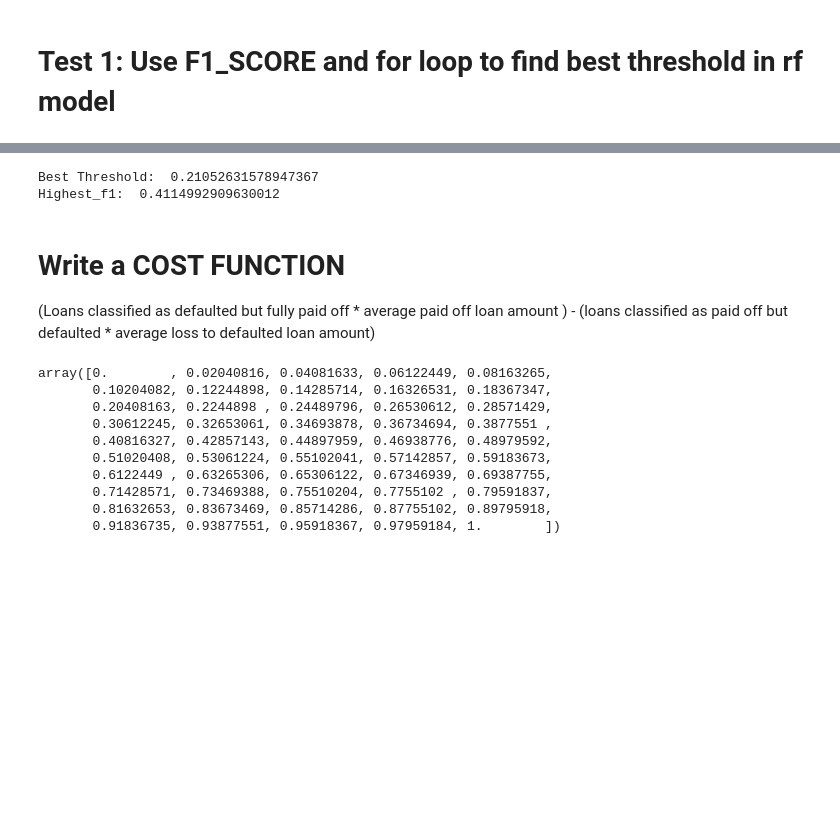
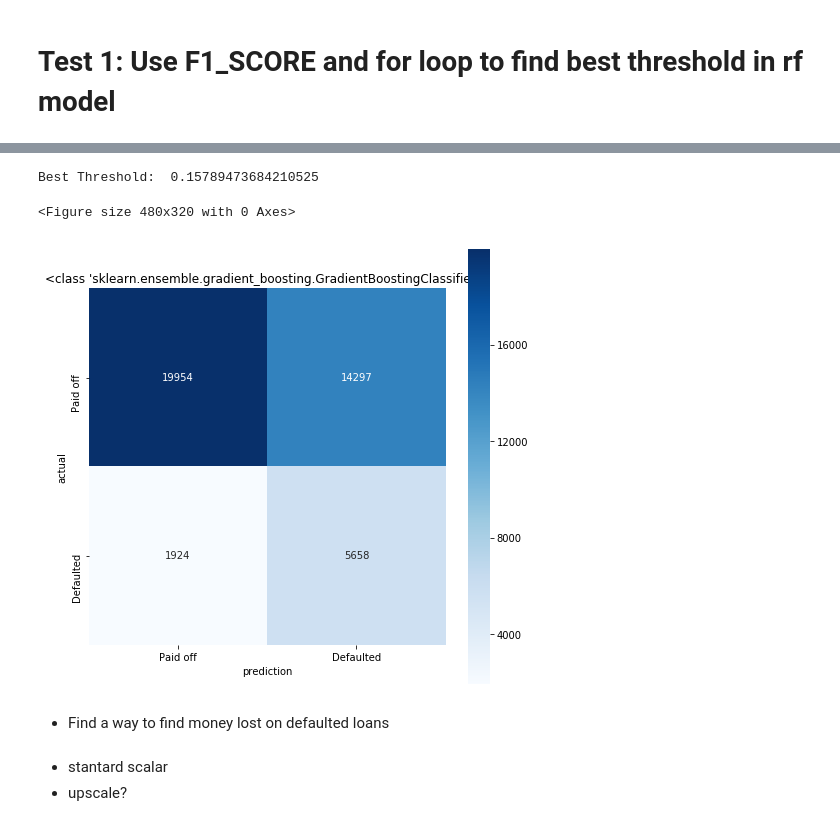
Before and after one commit to jeremyrchow/lending_club_default_model, a Jupyter notebook: EDA.ipynb, the cells around one changed output, grey strips where cells are left out. Cells and saved outputs as stored; diff of their text form; code cells hidden in the pictures; blank space fills up the shorter version.

```diff
--- a/EDA.ipynb
+++ b/EDA.ipynb
@@ -499,34 +597,44 @@ RandomForestClassifier(bootstrap=True, class_weight=None, criterion='gini',
 # %%
-def find_best_threshold(model, int_num_steps):
-    highest_f1 = 0
+def find_best_threshold(model, int_num_steps,X_test,y_test, metric):
     best_threshold = 0
-    for threshold in np.linspace (0, 1, int_num_steps):
-        y_predict = (model.predict_proba(X_test)[:, 1] >= threshold)
-        f1 = f1_score(y_test,y_predict)
-        if f1 > highest_f1:
-            best_threshold, highest_f1 = threshold, f1
-    return best_threshold, highest_f1
+    if metric == 'f1':
+        highest_f1 = 0
+        for threshold in np.linspace (0, 1, int_num_steps):
+            y_predict = (model.predict_proba(X_test)[:, 1] >= threshold)
+            f1 = f1_score(y_test,y_predict)
+            if f1 > highest_f1:
+                best_threshold, highest_f1 = threshold, f1
+        return best_threshold, highest_f1;
+    if metric == 'loan':
+        lowest_cost = -1
+        total_cost = -1
+        make_confusion_matrix(model)
+        best_false_positive = 0
+        best_false_negative = 0
+        for threshold in np.linspace(0,1, int_num_steps):
+            # Positive in this case is classified as charged off
+            false_positive = make_confusion_matrix(model,threshold)[0][1]
+            false_negative = make_confusion_matrix(model,threshold)[1][0]
+            total_cost = false_positive * average_gain_per_successful_loan + \
+                            false_negative * average_loss_per_unsuccessful_loan
+            if lowest_cost < 0:
+                lowest_cost = total_cost
+            elif total_cost < lowest_cost:
+                lowest_cost = total_cost
+                best_threshold = threshold
+                print(lowest_cost)
+        return best_threshold, lowest_cost
-# %%
-best_thresh, high_f1 = find_best_threshold(rfc,20)
-print('Best Threshold: ', best_thresh)
-print('Highest_f1: ', high_f1)
-# %% [output]
-Best Threshold:  0.21052631578947367
-Highest_f1:  0.4114992909630012
-# %% [markdown]
-# Write a COST FUNCTION
-(Loans classified as defaulted but fully paid off * average paid off loan amount ) -
-(loans classified as paid off but defaulted * average loss to defaulted loan amount)
-# %%
-np.linspace(0,1,50)
-# %% [output]
-array([0.        , 0.02040816, 0.04081633, 0.06122449, 0.08163265,
-       0.10204082, 0.12244898, 0.14285714, 0.16326531, 0.18367347,
-       0.20408163, 0.2244898 , 0.24489796, 0.26530612, 0.28571429,
-       0.30612245, 0.32653061, 0.34693878, 0.36734694, 0.3877551 ,
-       0.40816327, 0.42857143, 0.44897959, 0.46938776, 0.48979592,
-       0.51020408, 0.53061224, 0.55102041, 0.57142857, 0.59183673,
-       0.6122449 , 0.63265306, 0.65306122, 0.67346939, 0.69387755,
-       0.71428571, 0.73469388, 0.75510204, 0.7755102 , 0.79591837,
-       0.81632653, 0.83673469, 0.85714286, 0.87755102, 0.89795918,
-       0.91836735, 0.93877551, 0.95918367, 0.97959184, 1.        ])
+# %%
+best_thresh, lowest_cost = find_best_threshold(gbc,20,X_test_standard,y_test, metric = 'loan')
+# %%
+make_confusion_matrix(gbc,best_thresh,plot = True)
+print('Best Threshold: ', best_thresh)
+# %% [output]
+Best Threshold:  0.15789473684210525
+<Figure size 480x320 with 0 Axes>
+[figure, added]
+# %% [markdown]
+- Find a way to find money lost on defaulted loans
+# %% [markdown]
+- stantard scalar
+- upscale?
```
Also changed, not shown: parts of 35 cells of this notebook, 4 other files.
